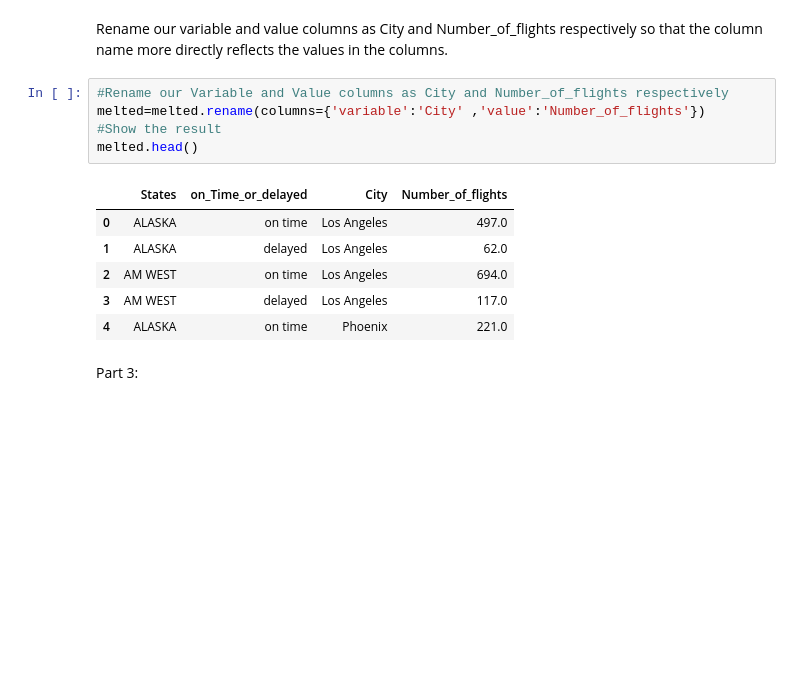
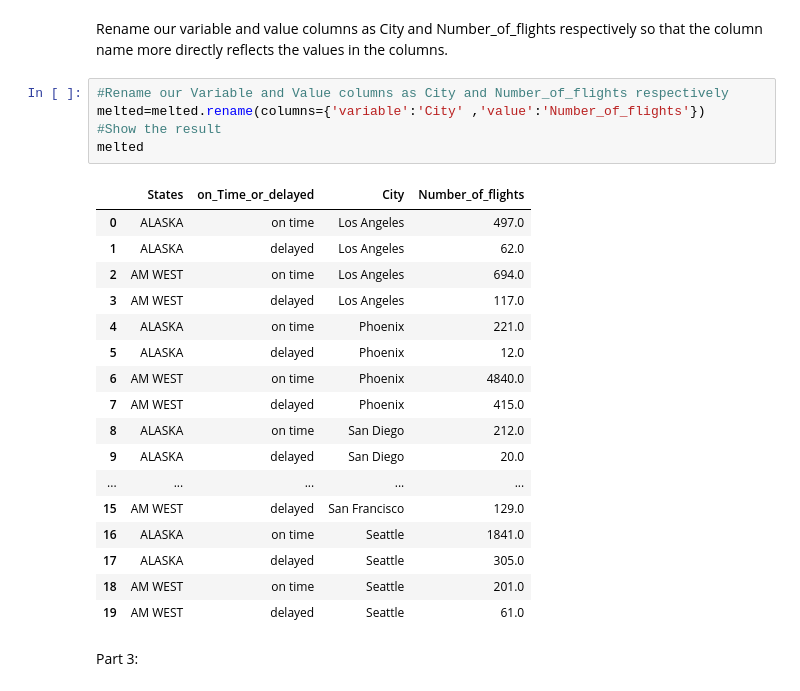
Before and after one commit to Danjstr/AIM-5001, a Jupyter notebook: D_Strauss_w10_ass.ipynb, the cells around one changed output. Saved outputs shown, nothing was run; the diff lists cells and outputs as text; blank space fills up the shorter version.

```diff
--- a/D_Strauss_w10_ass.ipynb
+++ b/D_Strauss_w10_ass.ipynb
@@ -101,15 +101,26 @@ Rename our variable and value columns as City and Number_of_flights respectively
 # %%
 #Rename our Variable and Value columns as City and Number_of_flights respectively
 melted=melted.rename(columns={'variable':'City'	,'value':'Number_of_flights'})
 #Show the result
-melted.head()
+melted
 # %% [output]
 |  | States | on_Time_or_delayed | City | Number_of_flights |
 | 0 | ALASKA | on time | Los Angeles | 497.0 |
 | 1 | ALASKA | delayed | Los Angeles | 62.0 |
 | 2 | AM WEST | on time | Los Angeles | 694.0 |
 | 3 | AM WEST | delayed | Los Angeles | 117.0 |
 | 4 | ALASKA | on time | Phoenix | 221.0 |
+| 5 | ALASKA | delayed | Phoenix | 12.0 |
+| 6 | AM WEST | on time | Phoenix | 4840.0 |
+| 7 | AM WEST | delayed | Phoenix | 415.0 |
+| 8 | ALASKA | on time | San Diego | 212.0 |
+| 9 | ALASKA | delayed | San Diego | 20.0 |
+| ... | ... | ... | ... | ... |
+| 15 | AM WEST | delayed | San Francisco | 129.0 |
+| 16 | ALASKA | on time | Seattle | 1841.0 |
+| 17 | ALASKA | delayed | Seattle | 305.0 |
+| 18 | AM WEST | on time | Seattle | 201.0 |
+| 19 | AM WEST | delayed | Seattle | 61.0 |
 # %% [markdown]
 Part 3:
 # %% [markdown]
```
Also changed, not shown: parts of 9 cells of this notebook.
